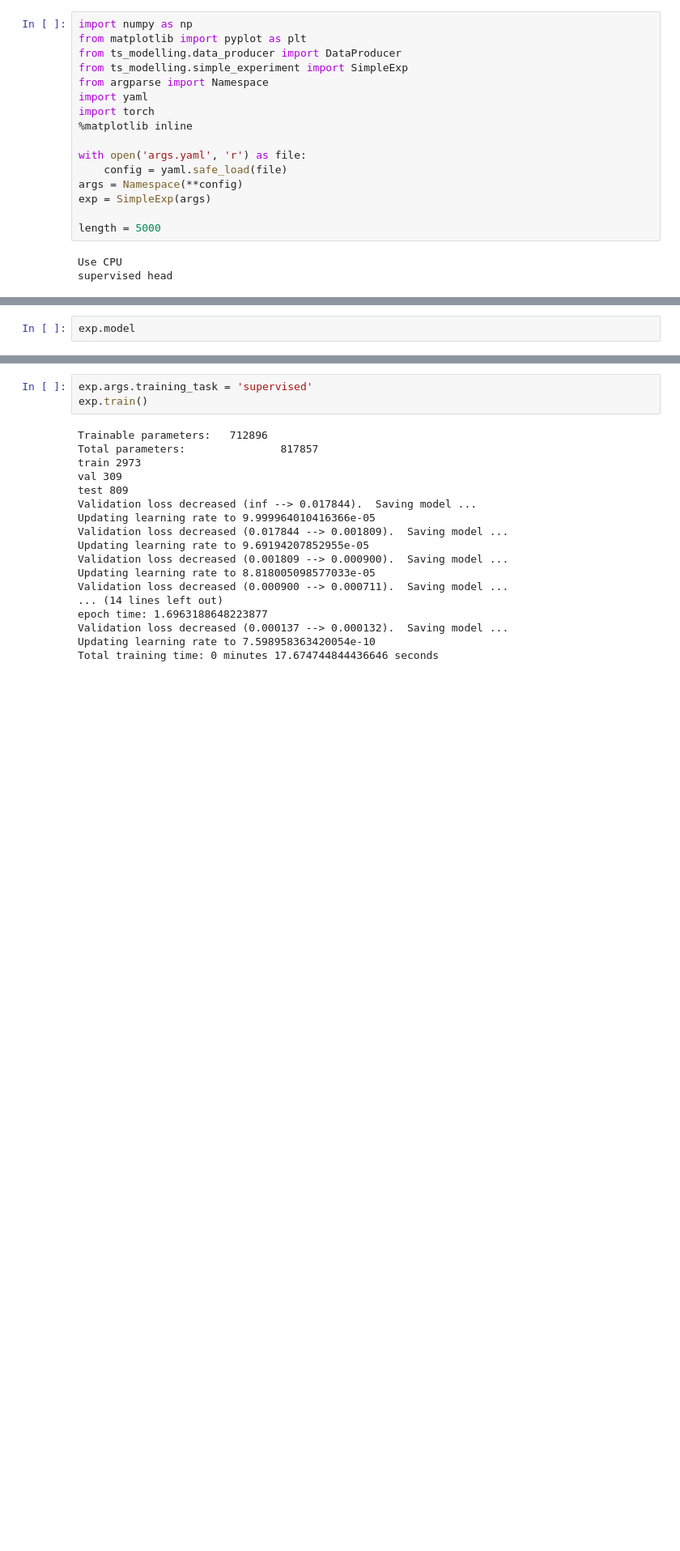
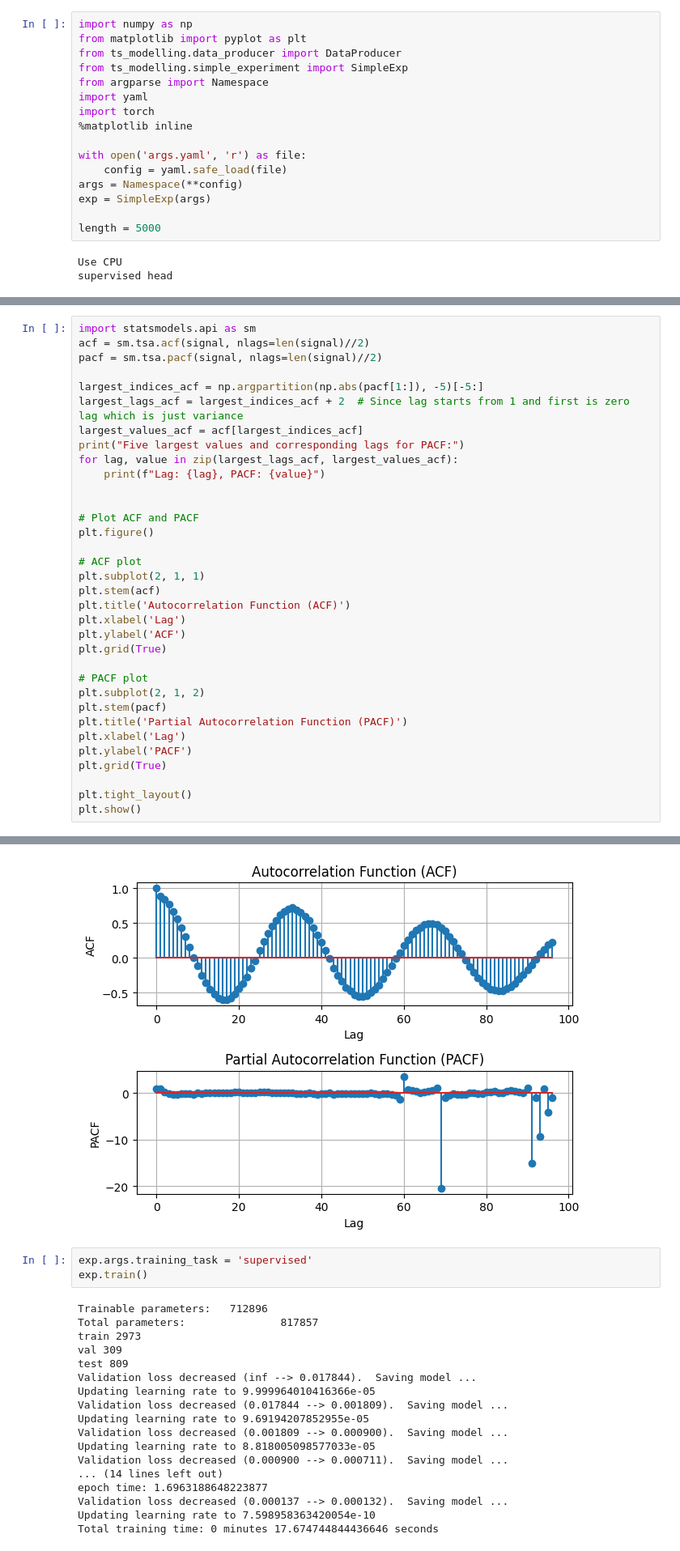
Before and after one commit to arvgram/SEB-TS_foundation, a Jupyter notebook: ts_modelling/modelling.ipynb, the cells around one changed output, grey strips where cells are left out. Shown at 81% size. Cells and saved outputs as stored; diff of their text form; blank space fills up the shorter version.

```diff
--- a/ts_modelling/modelling.ipynb
+++ b/ts_modelling/modelling.ipynb
@@ -133,3 +140,35 @@ plt.plot(y[0,:,0])
 # %%
-exp.model
+import statsmodels.api as sm
+acf = sm.tsa.acf(signal, nlags=len(signal)//2)
+pacf = sm.tsa.pacf(signal, nlags=len(signal)//2)
+
+largest_indices_acf = np.argpartition(np.abs(pacf[1:]), -5)[-5:]
+largest_lags_acf = largest_indices_acf + 2  # Since lag starts from 1 and first is zero lag which is just variance
+largest_values_acf = acf[largest_indices_acf]
+print("Five largest values and corresponding lags for PACF:")
+for lag, value in zip(largest_lags_acf, largest_values_acf):
+    print(f"Lag: {lag}, PACF: {value}")
+
+
+# Plot ACF and PACF
+plt.figure()
+
+# ACF plot
+plt.subplot(2, 1, 1)
+plt.stem(acf)
+plt.title('Autocorrelation Function (ACF)')
+plt.xlabel('Lag')
+plt.ylabel('ACF')
+plt.grid(True)
+
+# PACF plot
+plt.subplot(2, 1, 2)
+plt.stem(pacf)
+plt.title('Partial Autocorrelation Function (PACF)')
+plt.xlabel('Lag')
+plt.ylabel('PACF')
+plt.grid(True)
+
+plt.tight_layout()
+plt.show()
 # %% [output]
@@ -153,3 +181,4 @@ Model(
+[figure, added]
 # %%
 exp.args.training_task = 'supervised'
 exp.train()
```
Also changed, not shown: parts of 20 cells of this notebook, 3 other files.
